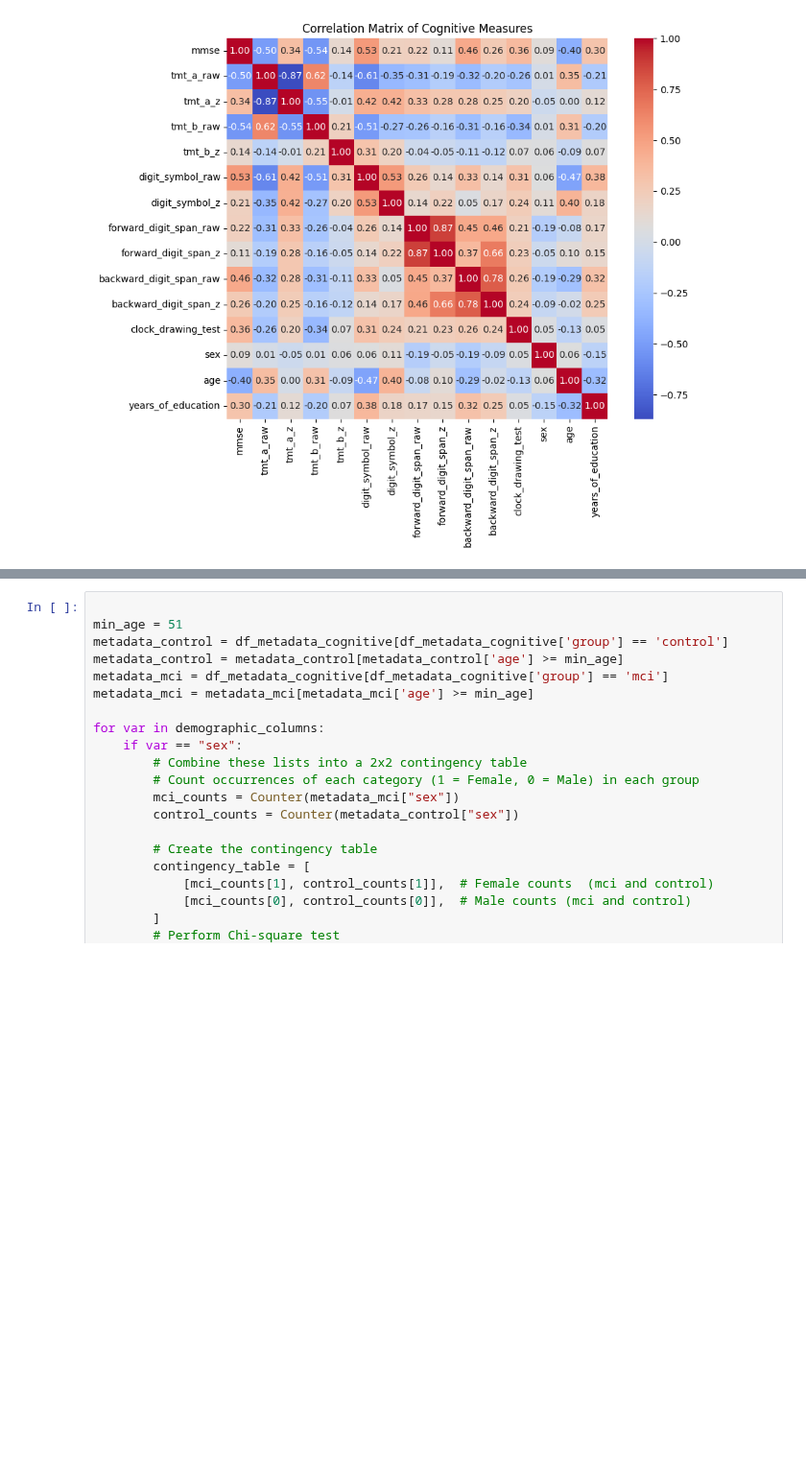
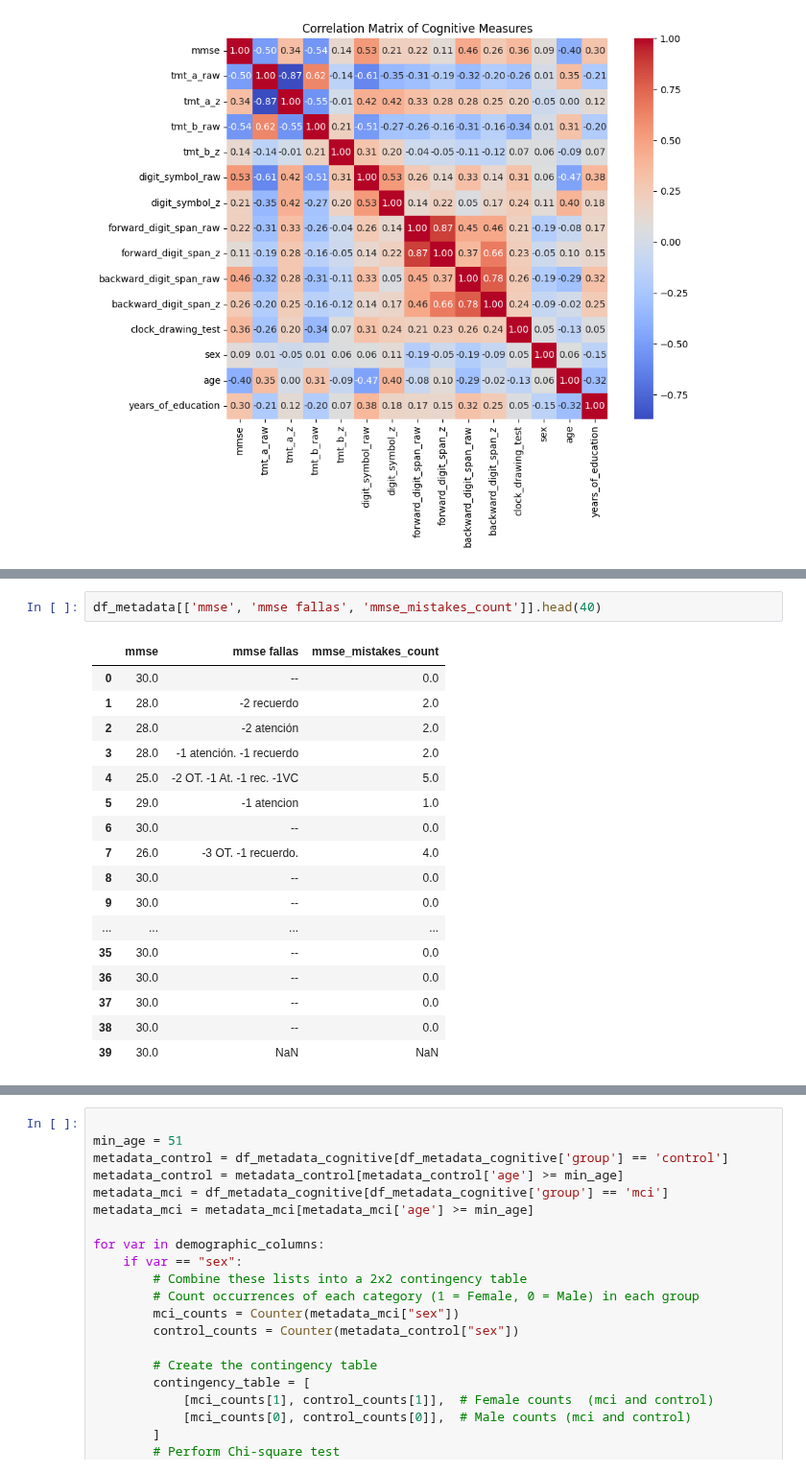
Before and after one commit to gianluca-capelo/tmt-analysis, a Jupyter notebook: notebooks/modelling.ipynb, the cells around one changed output, grey strips where cells are left out. Shown at 96% size. Cells and saved outputs as stored; diff of their text form; blank space fills up the shorter version.

```diff
--- a/notebooks/modelling.ipynb
+++ b/notebooks/modelling.ipynb
@@ -179,0 +191,20 @@ Index(['suj', 'group', 'clasificación de caso',
+# %%
+df_metadata[['mmse', 'mmse fallas', 'mmse_mistakes_count']].head(40)
+# %% [output]
+|  | mmse | mmse fallas | mmse_mistakes_count |
+| 0 | 30.0 | -- | 0.0 |
+| 1 | 28.0 | -2 recuerdo | 2.0 |
+| 2 | 28.0 | -2 atención | 2.0 |
+| 3 | 28.0 | -1 atención. -1 recuerdo | 2.0 |
+| 4 | 25.0 | -2 OT. -1 At. -1 rec. -1VC | 5.0 |
+| 5 | 29.0 | -1 atencion | 1.0 |
+| 6 | 30.0 | -- | 0.0 |
+| 7 | 26.0 | -3 OT. -1 recuerdo. | 4.0 |
+| 8 | 30.0 | -- | 0.0 |
+| 9 | 30.0 | -- | 0.0 |
+| ... | ... | ... | ... |
+| 35 | 30.0 | -- | 0.0 |
+| 36 | 30.0 | -- | 0.0 |
+| 37 | 30.0 | -- | 0.0 |
+| 38 | 30.0 | -- | 0.0 |
+| 39 | 30.0 | NaN | NaN |
```
Also changed, not shown: parts of 2 cells of this notebook, 1 other file.
